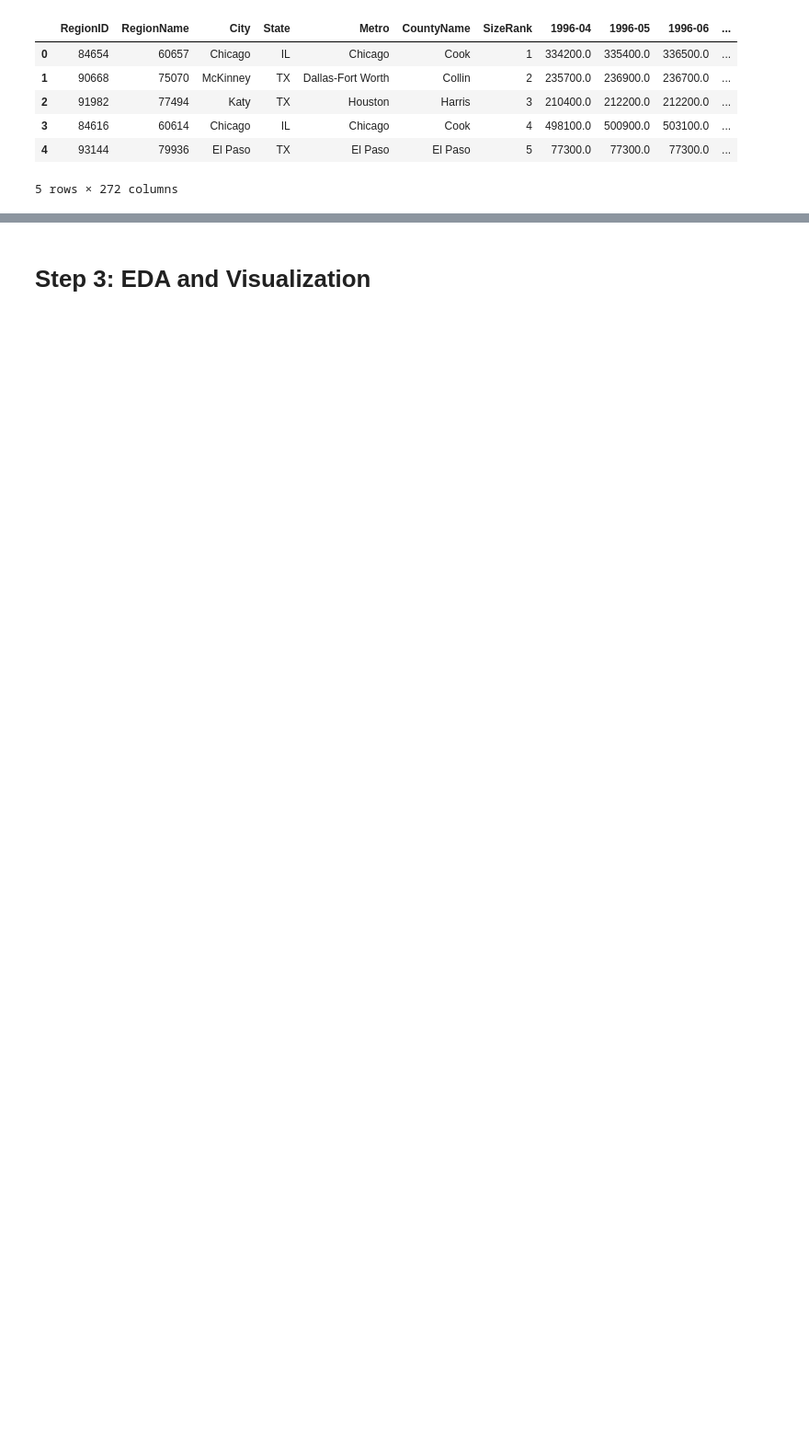
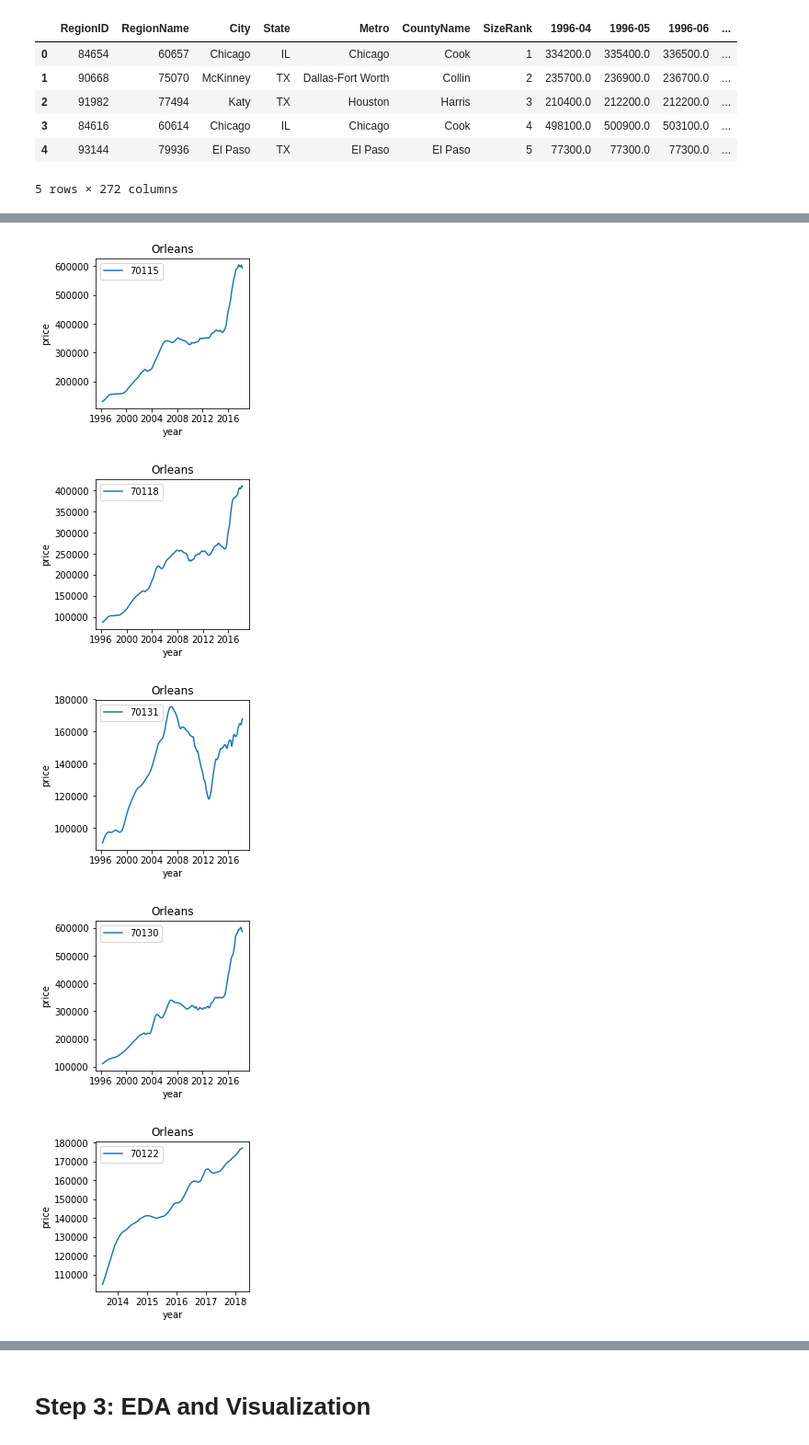
Before and after one commit to laurenliz22/Module_4_Project, a Jupyter notebook: dsc-mod-4-project-online-ds-ft-081219/mod_4_starter_notebook.ipynb, the cells around one changed output, grey strips where cells are left out. Shown: that part at 92% size. Drawn from its saved outputs; the diff is of its cells as text; code cells hidden in the pictures; blank space fills up the shorter version.

```diff
--- a/dsc-mod-4-project-online-ds-ft-081219/mod_4_starter_notebook.ipynb
+++ b/dsc-mod-4-project-online-ds-ft-081219/mod_4_starter_notebook.ipynb
@@ -73,0 +76,5 @@ def get_datetimes(df):
+# %%
+#narrow down dataframe to include only New Orleans zip codes
+df_LA = df.loc[df.State =='LA']
+print(len(df_LA))
+df_LA.head()
@@ -73,0 +106,6 @@ def get_datetimes(df):
+# %%
+#Narrow down counties by those in the New Orleans Metropolitan area
+counties = ['Orleans','Jefferson','Saint Bernard','Plaquemines',
+            'Saint Tammany','Saint John the Baptist','Saint James','Saint Charles']
+df_NO = df_LA.loc[df_LA['CountyName'].isin(counties)]
+df_NO.CountyName.unique()
@@ -73,0 +133,4 @@ def get_datetimes(df):
+# %%
+df_NO.drop(columns=['RegionID', 'City', 'State', 'Metro', 'SizeRank'],
+           axis=1, inplace=True)
+df_NO.head()
@@ -73,0 +154,11 @@ def get_datetimes(df):
+# %%
+def graph(county):
+    df_county = df_NO.loc[df_NO.CountyName == county]
+    for code in list(df_county.RegionName.unique()):
+        df_county_code=df_county.loc[df_county.RegionName == code]
+        plt.figure(figsize=(3,3))
+        plt.plot(df_county_code.time, df_county_code.value, label=code)
+        plt.legend()
+        plt.title(county)
+        plt.ylabel('price')
+        plt.xlabel('year')
@@ -73,0 +167,8 @@ def get_datetimes(df):
+# %%
+graph('Orleans')
+# %% [output]
+[figure, added]
+[figure, added]
+[figure, added]
+[figure, added]
+[figure, added]
```
Also changed, not shown: parts of 53 cells of this notebook, 5 other files.
